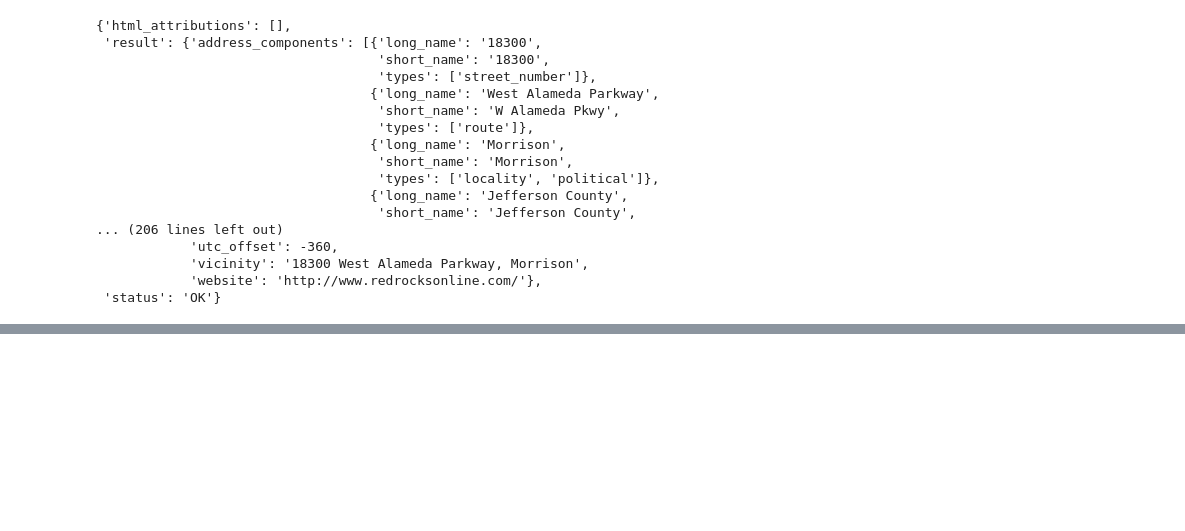
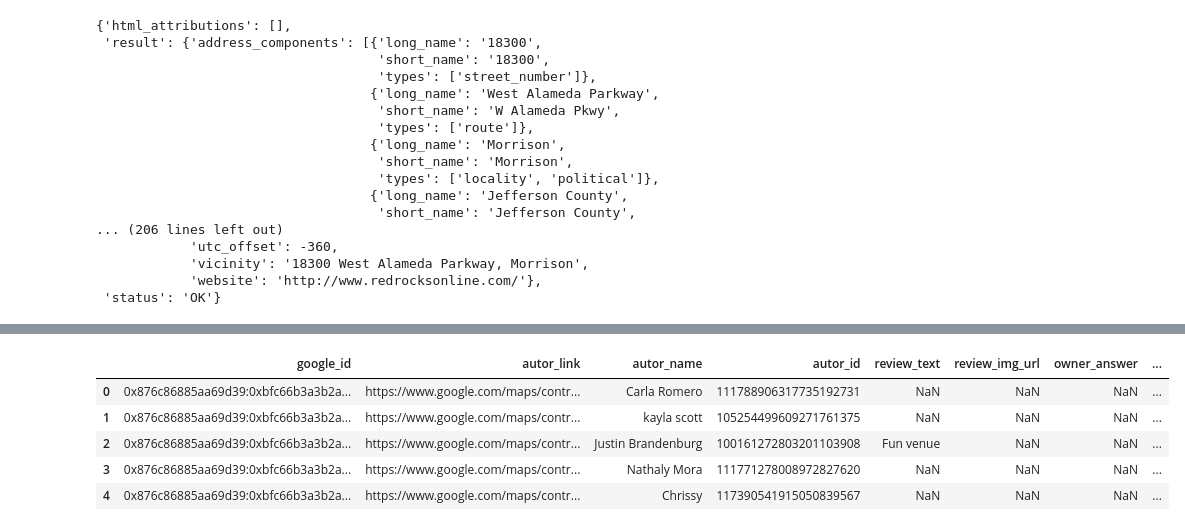
Before and after one commit to mattyk33/A-team, a Jupyter notebook: ATeamProjectPy.ipynb, the cells around one changed output, grey strips where cells are left out. Drawn from its saved outputs; the diff is of its cells as text; code cells hidden in the pictures; blank space fills up the shorter version.

```diff
--- a/ATeamProjectPy.ipynb
+++ b/ATeamProjectPy.ipynb
@@ -116,0 +153,10 @@ pprint(redrocks_data)
+# %%
+fiddlers_df["Review Date"]=fiddlers_df.apply(timeDiff, axis=1)
+fiddlers_df.head()
+# %% [output]
+|  | google_id | autor_link | autor_name | autor_id | review_text | review_img_url | owner_answer | ... |
+| 0 | 0x876c86885aa69d39:0xbfc66b3a3b2a... | https://www.google.com/maps/contr... | Carla Romero | 111788906317735192731 | NaN | NaN | NaN | ... |
+| 1 | 0x876c86885aa69d39:0xbfc66b3a3b2a... | https://www.google.com/maps/contr... | kayla scott | 105254499609271761375 | NaN | NaN | NaN | ... |
+| 2 | 0x876c86885aa69d39:0xbfc66b3a3b2a... | https://www.google.com/maps/contr... | Justin Brandenburg | 100161272803201103908 | Fun venue | NaN | NaN | ... |
+| 3 | 0x876c86885aa69d39:0xbfc66b3a3b2a... | https://www.google.com/maps/contr... | Nathaly Mora | 111771278008972827620 | NaN | NaN | NaN | ... |
+| 4 | 0x876c86885aa69d39:0xbfc66b3a3b2a... | https://www.google.com/maps/contr... | Chrissy | 117390541915050839567 | NaN | NaN | NaN | ... |
```
Also changed, not shown: parts of 18 cells of this notebook, 3 other files.
